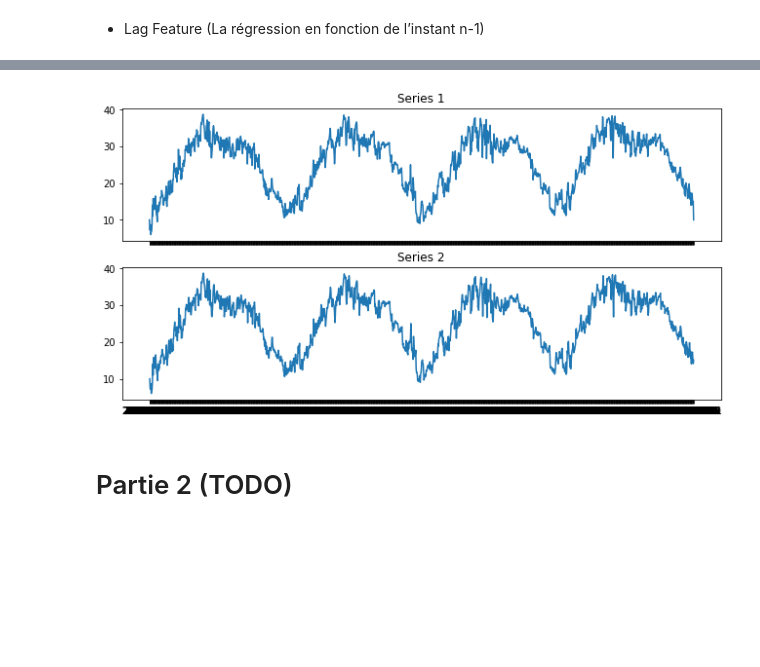
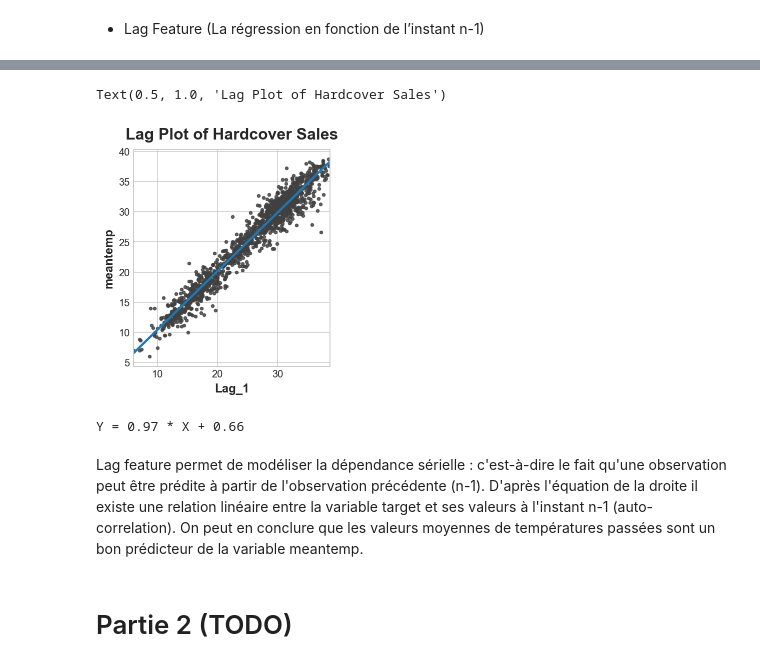
Before and after one commit to MikeDuran-git/TimeForcasting-Project, a Jupyter notebook: Project.ipynb, the cells around one changed output, grey strips where cells are left out. Cells and saved outputs as stored; diff of their text form; code cells hidden in the pictures; blank space fills up the shorter version.

```diff
--- a/Project.ipynb
+++ b/Project.ipynb
@@ -115,11 +153,31 @@ See the caveats in the documentation: http://pandas.pydata.org/pandas-docs/stabl
-# %%
-fig, (ax1, ax2) = plt.subplots(2, 1, figsize=(11, 5.5), sharex=True)
-ax1.plot(df['meantemp'])
-ax1.set_title('Series 1')
-ax2.plot(df['Lag_1'])
-ax2.set_title('Series 2');
-# %% [output]
-[figure, removed]
+# %%
+fig, ax = plt.subplots()
+ax = sns.regplot(x='Lag_1', y='meantemp', data=df, ci=None, scatter_kws={'s': 8, 'color':'0.25'})
+ax.set_aspect('equal')
+ax.set_title('Lag Plot of Hardcover Sales')
+# %% [output]
+Text(0.5, 1.0, 'Lag Plot of Hardcover Sales')
+[figure, added]
+# %%
+# données d'entraînement
+X = df.loc[:, ['Lag_1']]
+X.dropna(inplace=True)  # drop missing values in the feature set
+y = df.loc[:, 'meantemp']  # create the target
+y, X = y.align(X, join='inner')  # drop corresponding values in target
+
+# entraînement du modèle
+model = LinearRegression()
+model.fit(X, y)
+
+# stockage des valeurs ajustées sous la forme d'une série chronologique
+y_pred = pd.Series(model.predict(X), index=X.index)
+
+# obtention de l'équation de la droite
+print(f'Y = {model.coef_[0]:.2f} * X + {model.intercept_:.2f}')
+# %% [output]
+Y = 0.97 * X + 0.66
+# %% [markdown]
+Lag feature permet de modéliser la dépendance sérielle : c'est-à-dire le fait qu'une observation peut être prédite à partir de l'observation précédente (n-1). D'après l'équation de la droite il existe une relation linéaire entre la variable target et ses valeurs à l'instant n-1 (auto-correlation). On peut en conclure que les valeurs moyennes de températures passées sont un bon prédicteur de la variable meantemp.
 # %% [markdown]
 # Partie 2 (TODO)
 # %% [markdown]
```
Also changed, not shown: parts of 6 cells of this notebook.
